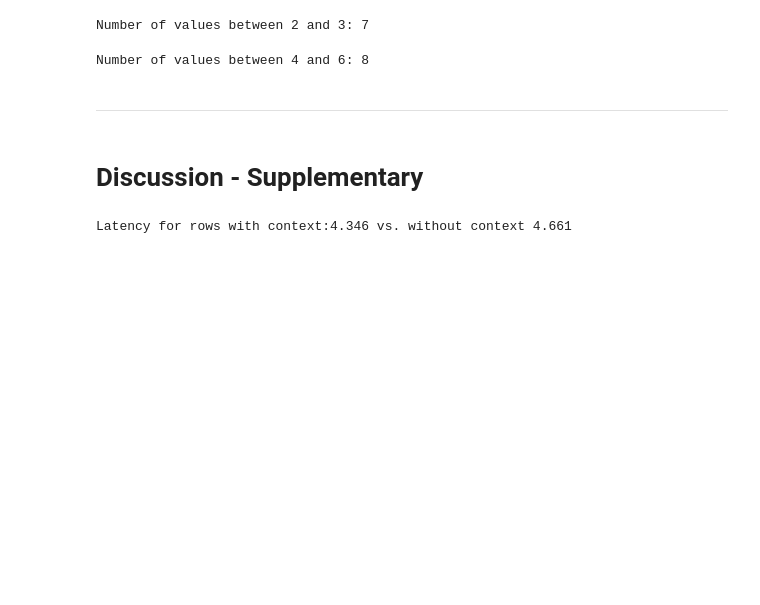
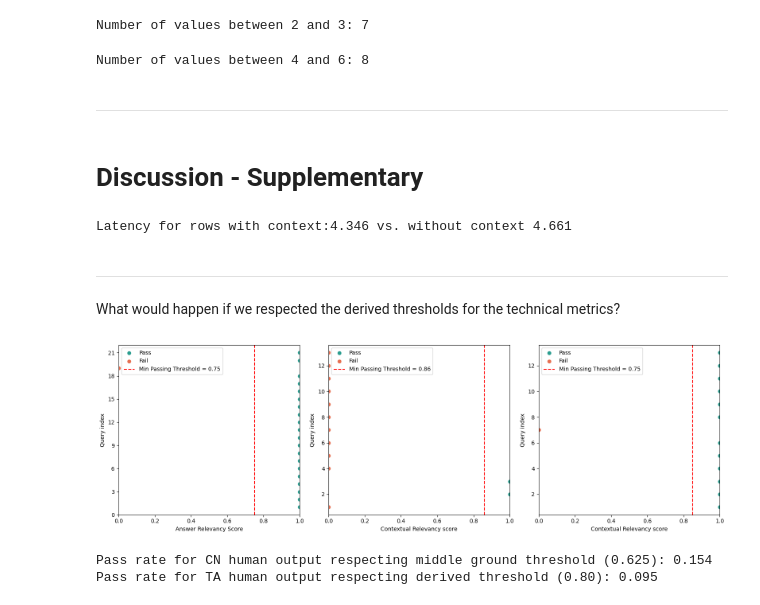
Before and after one commit to rodekruis/HIA-eval-framework, a Jupyter notebook: notebooks/findings_supplymentary.ipynb, the cells around one changed output. Cells and saved outputs as stored; diff of their text form; code cells hidden in the pictures; blank space fills up the shorter version.

```diff
--- a/notebooks/findings_supplymentary.ipynb
+++ b/notebooks/findings_supplymentary.ipynb
@@ -887,3 +887,72 @@ print(
 )
 # %% [output]
 Latency for rows with context:4.346 vs. without context 4.661
+# %% [markdown]
+----
+# %% [markdown]
+What would happen if we respected the derived thresholds for the technical metrics?
+# %%
+ar = tech_annot['answer_relevancy_label']
+cr = tech_annot['context_relevancy_label'].dropna().reset_index(drop=True)
+f = tech_annot['faithfulness_label'].dropna().reset_index(drop=True)
+
+ar_scores = np.array(ar)
+cr_scores = np.array(cr)
+f_scores = np.array(f)
+
+fig, (ax1, ax2, ax3) = plt.subplots(1, 3, figsize=(16, 5))
+
+# Answer Relevancy
+ax1.scatter(ar_scores[ar_scores >= 0.75],
+            [i for i, s in enumerate(ar_scores, 1) if s >= 0.75],
+            c='#2a9d8f', label='Pass')
+ax1.scatter(ar_scores[ar_scores < 0.75],
+            [i for i, s in enumerate(ar_scores, 1) if s < 0.75],
+            c='#e76f51', label='Fail')
+ax1.axvline(0.75, color='red', linestyle='--', label='Min Passing Threshold = 0.75')
+ax1.set_xlim(0, 1)
+ax1.set_xlabel('Answer Relevancy Score')
+ax1.set_ylabel('Query index')
+ax1.yaxis.set_major_locator(MaxNLocator(integer=True))
+ax1.legend()
+
+# Contextual Relevancy
+ax2.scatter(cr_scores[cr_scores >= 0.86],
+            [i for i, s in enumerate(cr_scores, 1) if s >= 0.86],
+            c='#2a9d8f', label='Pass')
+ax2.scatter(cr_scores[cr_scores < 0.86],
+            [i for i, s in enumerate(cr_scores, 1) if s < 0.86],
+            c='#e76f51', label='Fail')
+ax2.axvline(0.86, color='red', linestyle='--', label='Min Passing Threshold = 0.86')
+ax2.set_xlim(0, 1)
+ax2.set_xlabel('Contextual Relevancy score')
+ax2.set_ylabel('Query index')
+ax2.yaxis.set_major_locator(MaxNLocator(integer=True))
+ax2.legend()
+
+# Faithfulness
+ax3.scatter(f_scores[f_scores >= 0.80],
+            [i for i, s in enumerate(f_scores, 1) if s >= 0.80],
+            c='#2a9d8f', label='Pass')
+ax3.scatter(f_scores[f_scores < 0.80],
+            [i for i, s in enumerate(f_scores, 1) if s < 0.80],
+            c='#e76f51', label='Fail')
+ax3.axvline(0.85, color='red', linestyle='--', label='Min Passing Threshold = 0.75')
+ax3.set_xlim(0, 1)
+ax3.set_xlabel('Contextual Relevancy score')
+ax3.set_ylabel('Query index')
+ax3.yaxis.set_major_locator(MaxNLocator(integer=True))
+ax3.legend()
+
+plt.tight_layout()
+plt.show()
+# %% [output]
+[figure, added]
+# %%
+print(
+    f'Pass rate for CN human output respecting middle ground threshold (0.625): {(cr_scores>= 0.86).mean():.3f}',
+    f'\nPass rate for TA human output respecting derived threshold (0.80): {(ta_scores>= 0.80).mean():.3f}'
+)
+# %% [output]
+Pass rate for CN human output respecting middle ground threshold (0.625): 0.154
+Pass rate for TA human output respecting derived threshold (0.80): 0.095
```
Also changed, not shown: parts of 3 cells of this notebook, 17 other files.
